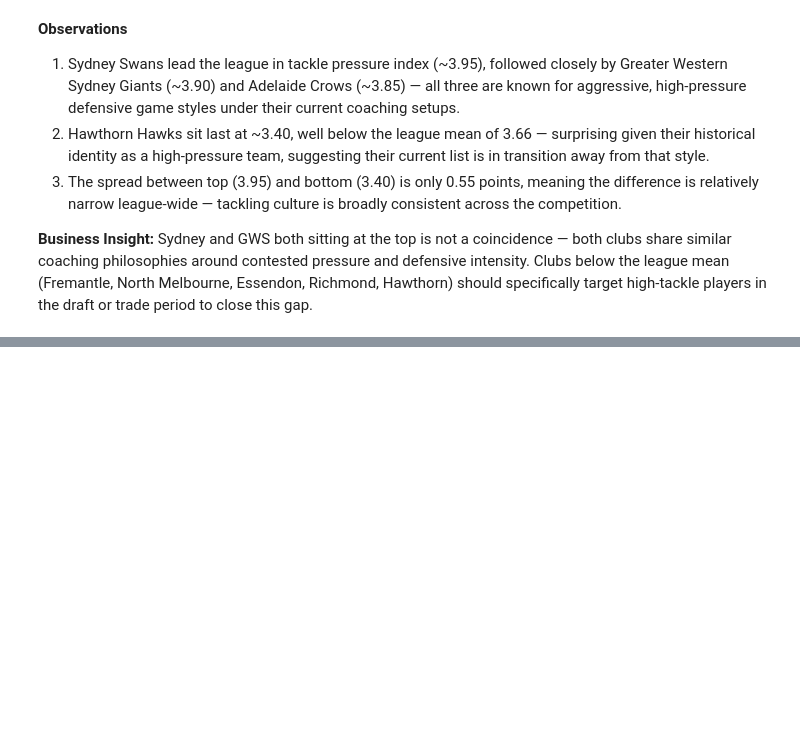
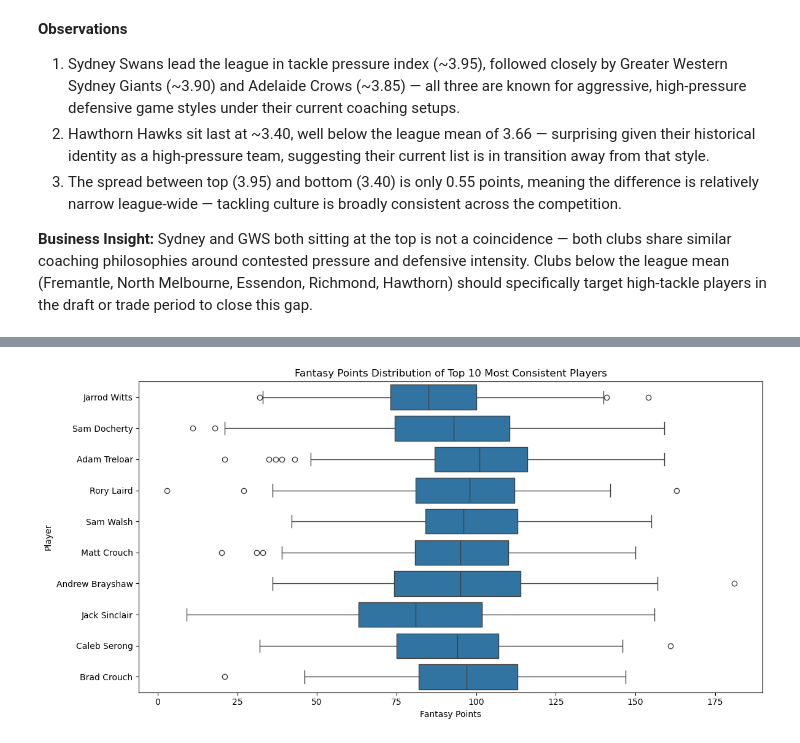
Before and after one commit to Dev-Squad-2-0/rania-shoaib, a Jupyter notebook: Week-2/Day-4/day4_afl_analysis.ipynb, the cells around one changed output, grey strips where cells are left out. Saved outputs shown, nothing was run; the diff lists cells and outputs as text; code cells hidden in the pictures; blank space fills up the shorter version.

```diff
--- a/Week-2/Day-4/day4_afl_analysis.ipynb
+++ b/Week-2/Day-4/day4_afl_analysis.ipynb
@@ -470,0 +581,21 @@ to close this gap.
+# %%
+# Get all round-by-round performances for the Top 10 most consistent players
+top10_box = rounds[
+    rounds['player_name'].isin(top_consistent['player_name'])
+]
+# %%
+plt.figure(figsize=(12,6))
+
+sns.boxplot(
+    data=top10_box,
+    x='fantasy_points',
+    y='player_name'
+)
+
+plt.title("Fantasy Points Distribution of Top 10 Most Consistent Players")
+plt.xlabel("Fantasy Points")
+plt.ylabel("Player")
+plt.tight_layout()
+plt.show()
+# %% [output]
+[figure, added]
```
Also changed, not shown: parts of 19 cells of this notebook, 2 other files.
